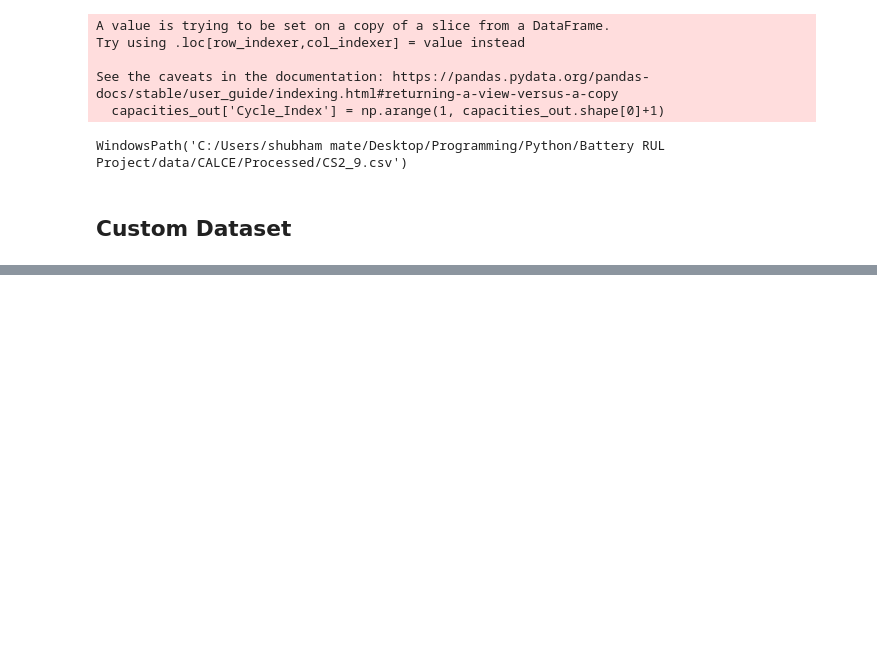
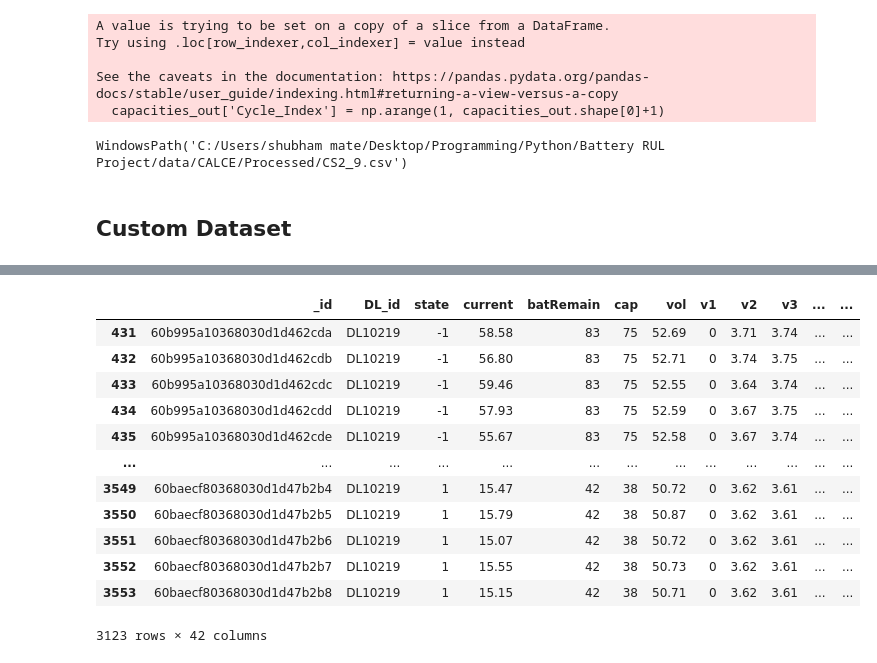
Before and after one commit to Shubham-Mate/Battery-RUL-Prediction, a Jupyter notebook: Data Preprocessing.ipynb, the cells around one changed output, grey strips where cells are left out. Cells and saved outputs as stored; diff of their text form; code cells hidden in the pictures; blank space fills up the shorter version.

```diff
--- a/Data Preprocessing.ipynb
+++ b/Data Preprocessing.ipynb
@@ -202,0 +251,16 @@ plt.show()
+# %%
+dfs_separated[1]
+# %% [output]
+|  | _id | DL_id | state | current | batRemain | cap | vol | v1 | v2 | v3 | ... | ... |
+| 431 | 60b995a10368030d1d462cda | DL10219 | -1 | 58.58 | 83 | 75 | 52.69 | 0 | 3.71 | 3.74 | ... | ... |
+| 432 | 60b995a10368030d1d462cdb | DL10219 | -1 | 56.80 | 83 | 75 | 52.71 | 0 | 3.74 | 3.75 | ... | ... |
+| 433 | 60b995a10368030d1d462cdc | DL10219 | -1 | 59.46 | 83 | 75 | 52.55 | 0 | 3.64 | 3.74 | ... | ... |
+| 434 | 60b995a10368030d1d462cdd | DL10219 | -1 | 57.93 | 83 | 75 | 52.59 | 0 | 3.67 | 3.75 | ... | ... |
+| 435 | 60b995a10368030d1d462cde | DL10219 | -1 | 55.67 | 83 | 75 | 52.58 | 0 | 3.67 | 3.74 | ... | ... |
+| ... | ... | ... | ... | ... | ... | ... | ... | ... | ... | ... | ... | ... |
+| 3549 | 60baecf80368030d1d47b2b4 | DL10219 | 1 | 15.47 | 42 | 38 | 50.72 | 0 | 3.62 | 3.61 | ... | ... |
+| 3550 | 60baecf80368030d1d47b2b5 | DL10219 | 1 | 15.79 | 42 | 38 | 50.87 | 0 | 3.62 | 3.61 | ... | ... |
+| 3551 | 60baecf80368030d1d47b2b6 | DL10219 | 1 | 15.07 | 42 | 38 | 50.72 | 0 | 3.62 | 3.61 | ... | ... |
+| 3552 | 60baecf80368030d1d47b2b7 | DL10219 | 1 | 15.55 | 42 | 38 | 50.73 | 0 | 3.62 | 3.61 | ... | ... |
+| 3553 | 60baecf80368030d1d47b2b8 | DL10219 | 1 | 15.15 | 42 | 38 | 50.71 | 0 | 3.62 | 3.61 | ... | ... |
+3123 rows × 42 columns
```
Also changed, not shown: parts of 8 cells of this notebook.
